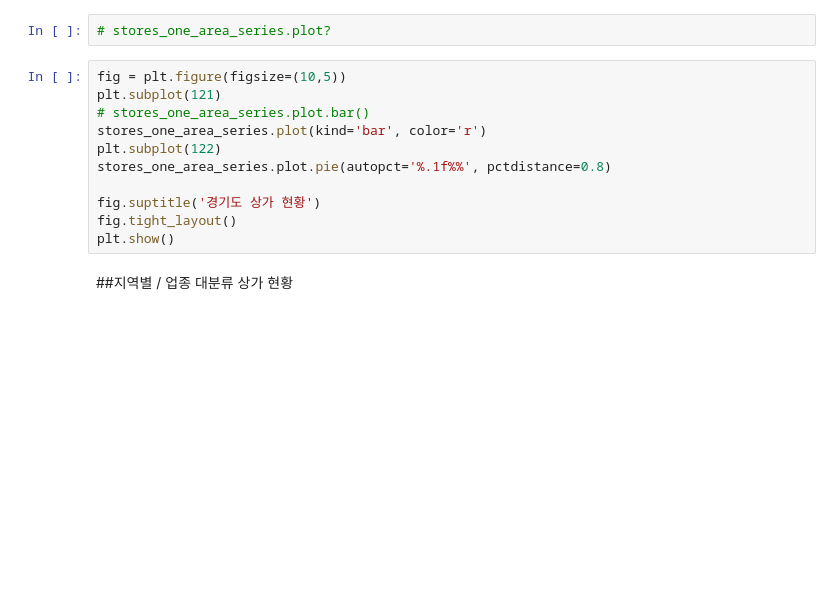
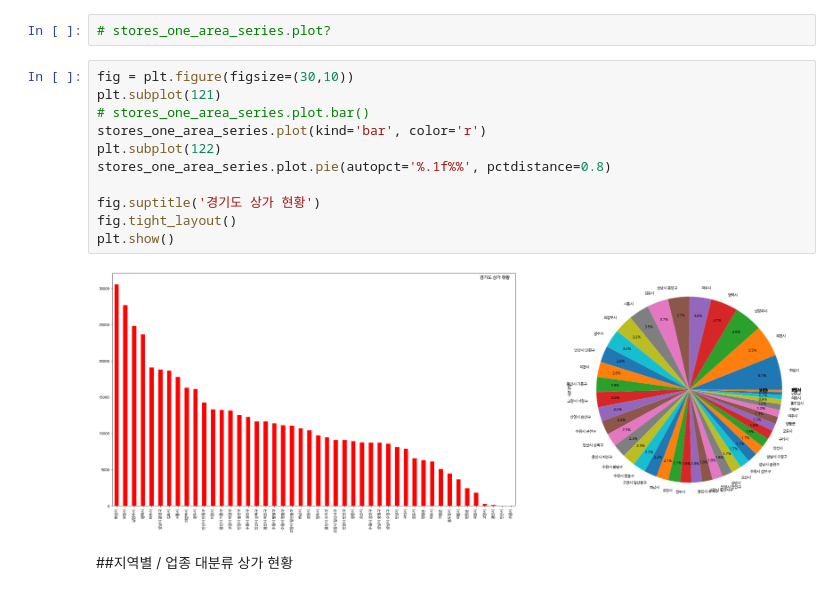
Before and after one commit to yojulab/learn_data_analytics, a Jupyter notebook: codes/경기상가분석.ipynb, the cells around one changed output. Drawn from its saved outputs; the diff is of its cells as text; blank space fills up the shorter version.

```diff
--- a/codes/경기상가분석.ipynb
+++ b/codes/경기상가분석.ipynb
@@ -130,16 +139,18 @@ plt.show()
 # %%
 # stores_one_area_series.plot?
 # %%
-fig = plt.figure(figsize=(10,5))
+fig = plt.figure(figsize=(30,10))
 plt.subplot(121)
 # stores_one_area_series.plot.bar()
 stores_one_area_series.plot(kind='bar', color='r')
 plt.subplot(122)
 stores_one_area_series.plot.pie(autopct='%.1f%%', pctdistance=0.8)
 
 fig.suptitle('경기도 상가 현황')
 fig.tight_layout()
 plt.show()
+# %% [output]
+[figure, added]
 # %% [markdown]
 ##지역별 / 업종 대분류 상가 현황
 # %%
```
Also changed, not shown: parts of 4 cells of this notebook.
